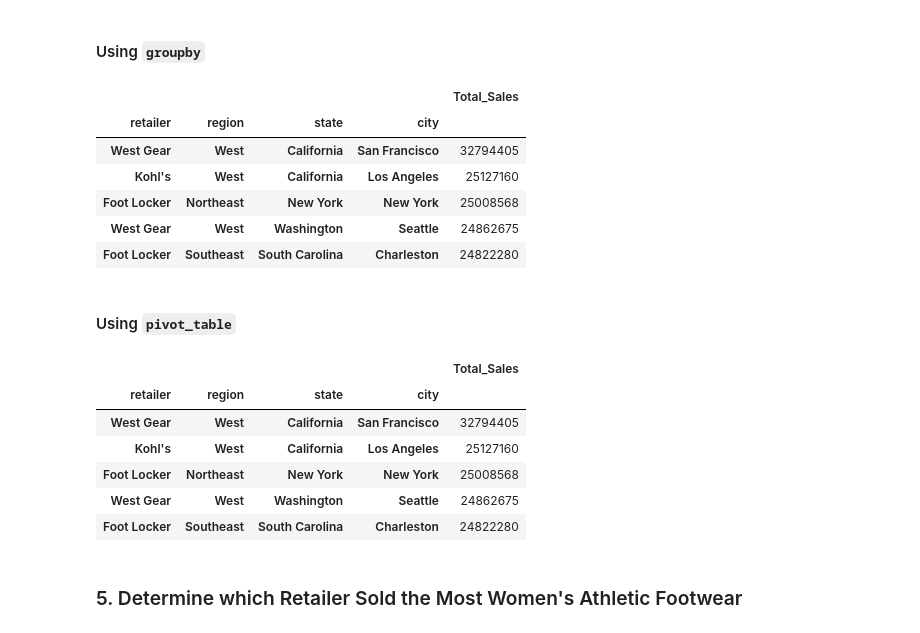
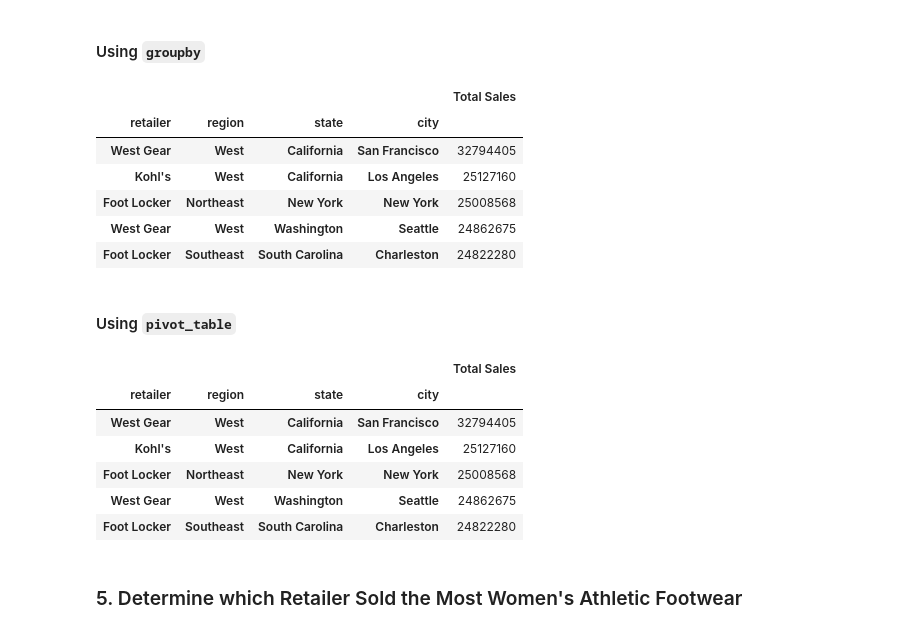
Before and after one commit to ventru557/athletic_sales_analysis, a Jupyter notebook: athletic_sales_analysis.ipynb, the cells around one changed output. Drawn from its saved outputs; the diff is of its cells as text; code cells hidden in the pictures.

```diff
--- a/athletic_sales_analysis.ipynb
+++ b/athletic_sales_analysis.ipynb
@@ -283,11 +292,18 @@ pivot_sorted_df.head()
 # %%
 # Show the total sales for the products sold for each retailer, region, state, and city.
 # Rename the "total_sales" column to "Total Sales"
+retail_grouped_df = combined_df.groupby(['retailer', 'region', 'state', 'city']).agg({
+    'total_sales': 'sum'
+})
 
+retail_grouped_df = retail_grouped_df.rename(columns={'total_sales': 'Total Sales'})
+
+retail_sorted_df = retail_grouped_df.sort_values('Total Sales', ascending=False)
 
 # Show the top 5 results.
+retail_sorted_df.head()
 # %% [output]
-|  |  |  |  | Total_Sales |
+|  |  |  |  | Total Sales |
 | retailer | region | state | city |  |
 | West Gear | West | California | San Francisco | 32794405 |
 | Kohl's | West | California | Los Angeles | 25127160 |
@@ -298,14 +314,20 @@ pivot_sorted_df.head()
 #### Using `pivot_table`
 # %%
 # Show the total sales for the products sold for each retailer, region, state, and city.
+retail_pivot_df = pd.pivot_table(combined_df,
+                                 values= 'total_sales',
+                                 index=['retailer', 'region', 'state', 'city'],
+                                 aggfunc='sum')
 
+retail_pivot_df = retail_pivot_df.rename(columns={'total_sales': 'Total Sales'})
 
 # Optional: Rename the "total_sales" column to "Total Sales"
-
+retail_pivot_sorted_df = retail_pivot_df.sort_values('Total Sales', ascending=False)
 
 # Show the top 5 results.
+retail_pivot_sorted_df.head()
 # %% [output]
-|  |  |  |  | Total_Sales |
+|  |  |  |  | Total Sales |
 | retailer | region | state | city |  |
 | West Gear | West | California | San Francisco | 32794405 |
 | Kohl's | West | California | Los Angeles | 25127160 |
```
Also changed, not shown: parts of 8 cells of this notebook, 1 other file.
